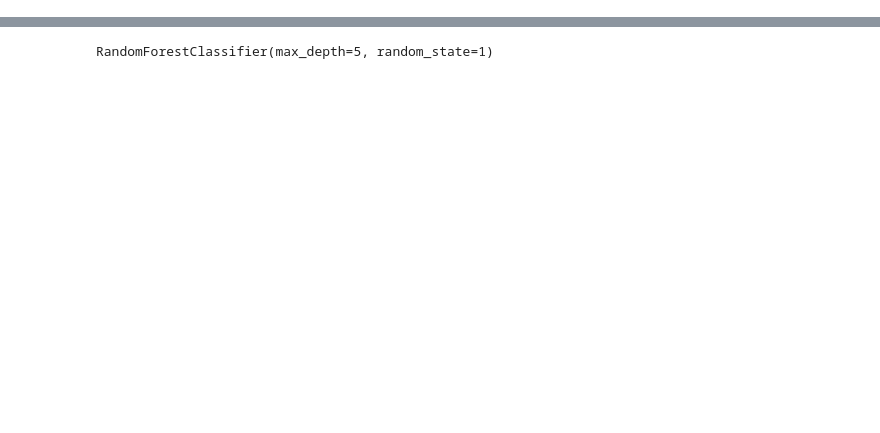
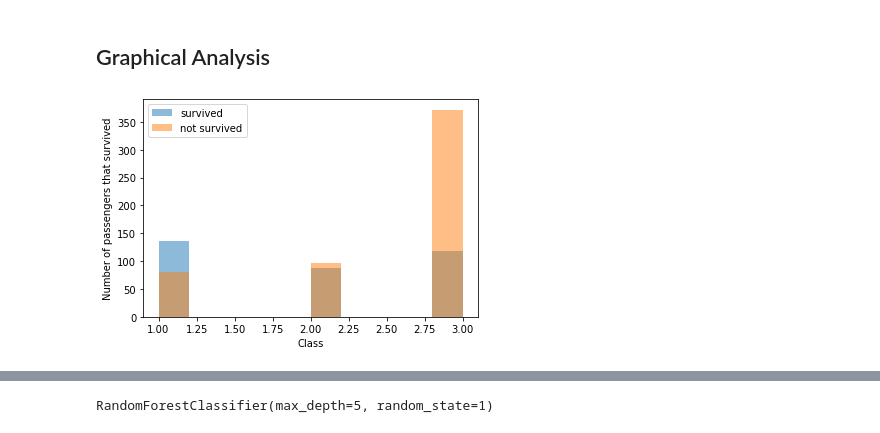
Before and after one commit to andrelas1/ml, a Jupyter notebook: kaggle/LogisticRegression.ipynb, the cells around one changed output, grey strips where cells are left out. Saved outputs shown, nothing was run; the diff lists cells and outputs as text; code cells hidden in the pictures; blank space fills up the shorter version.

```diff
--- a/kaggle/LogisticRegression.ipynb
+++ b/kaggle/LogisticRegression.ipynb
@@ -63,0 +194,13 @@ from sklearn.ensemble import RandomForestClassifier
+# %% [markdown]
+## Graphical Analysis
+# %%
+passenger_class_not_survived = train_data[train_data['Survived'] == 0]['Pclass']
+passenger_class_survived = train_data[train_data['Survived'] == 1]['Pclass']
+_ = plt.ylabel('Number of passengers that survived')
+_ = plt.xlabel('Class')
+_ = plt.hist(passenger_class_survived, alpha=0.5, label='survived')
+_ = plt.hist(passenger_class_not_survived, alpha=0.5, label='not survived')
+_ = plt.legend(loc='upper left')
+plt.show()
+# %% [output]
+[figure, added]
```
Also changed, not shown: parts of 106 cells of this notebook.
